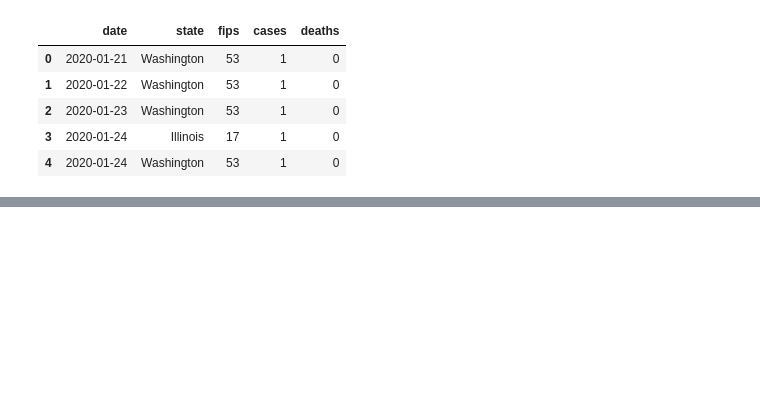
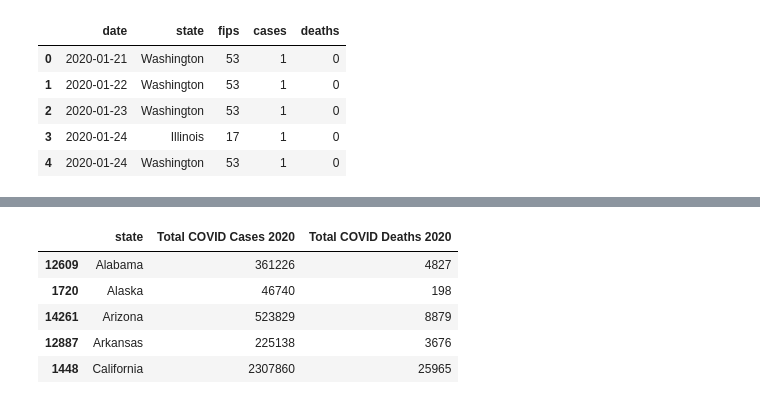
Before and after one commit to AM-Mahon/data-mining-semester-project, a Jupyter notebook: Data Cleaning Template.ipynb, the cells around one changed output, grey strips where cells are left out. Saved outputs shown, nothing was run; the diff lists cells and outputs as text; code cells hidden in the pictures; blank space fills up the shorter version.

```diff
--- a/Data Cleaning Template.ipynb
+++ b/Data Cleaning Template.ipynb
@@ -483,0 +323,23 @@ kurtosis = 14.610114
+# %%
+# COVID data
+# filter out states we don't care about
+# filter just 2020 timeframe
+dfCOVID2020 = dfStateC19Death.copy()
+dfCOVID2020 = dfCOVID2020.drop(["fips"],1)
+
+# total by month for each state
+dfCOVID2020 = dfCOVID2020.sort_values('date')
+dfCOVID2020 = dfCOVID2020.sort_values('state')
+
+dfCOVID2020['Total COVID Cases 2020'] = (dfCOVID2020.groupby([pd.Grouper(key='state')])['cases'].transform('max'))
+dfCOVID2020['Total COVID Deaths 2020'] = (dfCOVID2020.groupby([pd.Grouper(key='state')])['deaths'].transform('max'))
+dfCOVID2020 = dfCOVID2020.iloc[:,[1,4,5]]
+dfCOVID2020 = dfCOVID2020.drop_duplicates()
+dfCOVID2020.head()
+# %% [output]
+|  | state | Total COVID Cases 2020 | Total COVID Deaths 2020 |
+| 12609 | Alabama | 361226 | 4827 |
+| 1720 | Alaska | 46740 | 198 |
+| 14261 | Arizona | 523829 | 8879 |
+| 12887 | Arkansas | 225138 | 3676 |
+| 1448 | California | 2307860 | 25965 |
```
Also changed, not shown: parts of 13 cells of this notebook.
